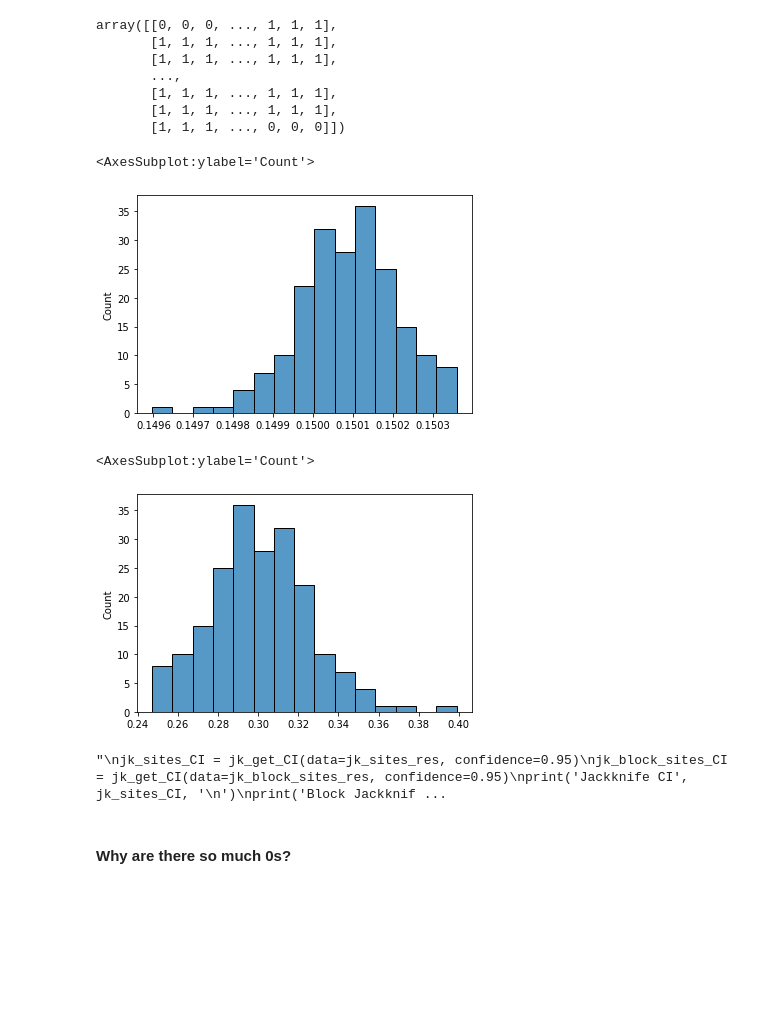
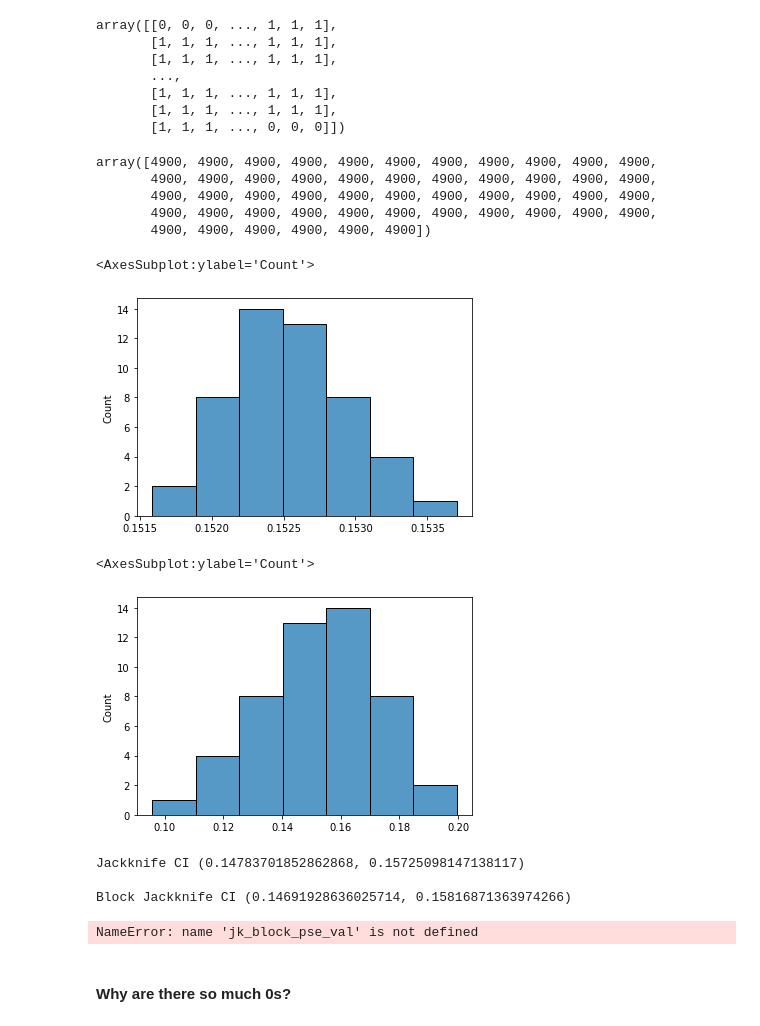
Before and after one commit to rwaples/resampling, a Jupyter notebook: resample_site_diversity.ipynb, the cells around one changed output. Drawn from its saved outputs; the diff is of its cells as text; code cells hidden in the pictures; blank space fills up the shorter version.

Commit message:
Fix jackknife resampling methods

```diff
--- a/resample_site_diversity.ipynb
+++ b/resample_site_diversity.ipynb
@@ -376,30 +376,40 @@ array([[0, 0, 0, ..., 1, 1, 1],
        [1, 1, 1, ..., 1, 1, 1],
        [1, 1, 1, ..., 1, 1, 1],
        [1, 1, 1, ..., 0, 0, 0]])
+# %%
+(jk_block_weights == 1).sum(axis=1)
+# %% [output]
+array([4900, 4900, 4900, 4900, 4900, 4900, 4900, 4900, 4900, 4900, 4900,
+       4900, 4900, 4900, 4900, 4900, 4900, 4900, 4900, 4900, 4900, 4900,
+       4900, 4900, 4900, 4900, 4900, 4900, 4900, 4900, 4900, 4900, 4900,
+       4900, 4900, 4900, 4900, 4900, 4900, 4900, 4900, 4900, 4900, 4900,
+       4900, 4900, 4900, 4900, 4900, 4900])
 # %%
-jk_block_val = np.mean((diversity * jk_block_weights), axis=1)
+jk_block_val = (diversity * jk_block_weights).sum(axis=1) / ((jk_block_weights == 1).sum(axis=1))
 sns.histplot(jk_block_val)
 # %% [output]
 <AxesSubplot:ylabel='Count'>
-[figure, old version]
+[figure, new version]
 # %%
 jk_block_pse = n_fold * obs_ts_diversity - (n_fold - 1) * jk_block_val
 sns.histplot(jk_block_pse)
 # %% [output]
 <AxesSubplot:ylabel='Count'>
-[figure, old version]
+[figure, new version]
 # %%
-'''
-jk_sites_CI = jk_get_CI(data=jk_sites_res, confidence=0.95)
-jk_block_sites_CI = jk_get_CI(data=jk_block_sites_res, confidence=0.95)
+jk_sites_CI = jk_get_CI(data=jk_pse_val, confidence=0.95)
+jk_block_sites_CI = jk_get_CI(data=jk_block_pse, confidence=0.95)
 print('Jackknife CI', jk_sites_CI, '\n')
 print('Block Jackknife CI', jk_block_sites_CI, '\n')
-'''
 # %% [output]
-"\njk_sites_CI = jk_get_CI(data=jk_sites_res, confidence=0.95)\njk_block_sites_CI = jk_get_CI(data=jk_block_sites_res, confidence=0.95)\nprint('Jackknife CI', jk_sites_CI, '\n')\nprint('Block Jackknif ...
+Jackknife CI (0.14783701852862868, 0.15725098147138117)
+
+Block Jackknife CI (0.14691928636025714, 0.15816871363974266)
 # %%
-#jk_histplot(data=jk_sites_res, pop_value=pop_ts_diversity, obs_value=obs_ts_diversity,
-#         jk_CI=jk_sites_CI, jk_block_CI=jk_block_sites_CI)
+jk_histplot(data=jk_block_pse, pop_value=pop_ts_diversity, obs_value=obs_ts_diversity,
+         jk_CI=jk_sites_CI, jk_block_CI=jk_block_sites_CI)
+# %% [output]
+NameError: name 'jk_block_pse_val' is not defined
 # %% [markdown]
 #### Why are there so much 0s?
 # %% [markdown]
```
Also changed, not shown: parts of 10 cells of this notebook.
